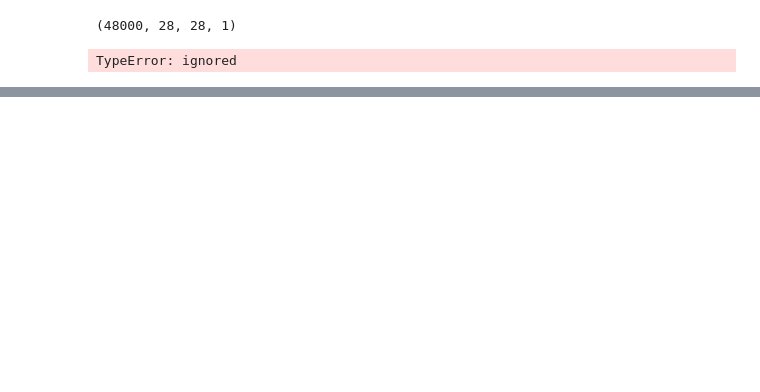
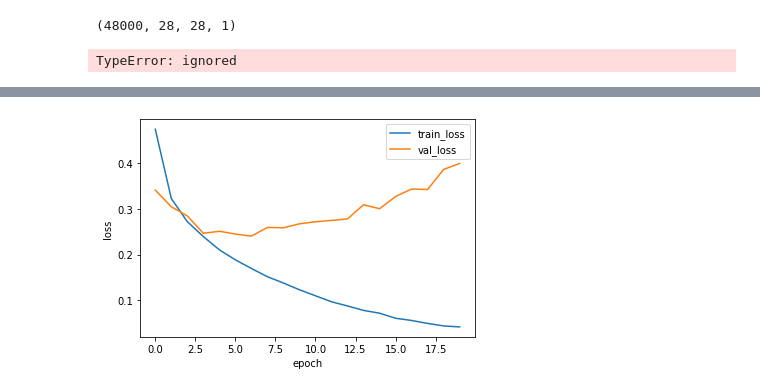
Before and after one commit to Jimin980921/DeepLearning, a Jupyter notebook: Do_it_8.ipynb, the cells around one changed output, grey strips where cells are left out. Drawn from its saved outputs; the diff is of its cells as text; code cells hidden in the pictures; blank space fills up the shorter version.

```diff
--- a/Do_it_8.ipynb
+++ b/Do_it_8.ipynb
@@ -199,0 +193,15 @@ TypeError: ignored
+# %%
+from tensorflow.keras.layers import Conv2D,MaxPooling2D,Flatten,Dense
+#합성곱층 쌓기
+conv1=tf.keras.Sequential()
+conv1.add(Conv2D(10,(3,3),activation='relu',padding='same',input_shape=(28,28,1)))
+#풀링층쌓기
+conv1.add(MaxPooling2D((2,2)))
+#완전연결층에 연결하도록 특성맵 펼치기
+conv1.add(Flatten())
+#완전연결층에 쌓기
+conv1.add(Dense(100,activation='relu'))
+conv1.add(Dense(10,activation='softmax'))
+
+#모델 구조 살펴보기
+conv1.summary()
@@ -199,0 +227,5 @@ TypeError: ignored
+# %%
+#합성곱 신경망모델 훈련하기
+conv1.compile(optimizer='adam',loss='categorical_crossentropy',metrics=['accuracy'])
+# %%
+history=conv1.fit(x_train,y_train_encoded,epochs=20,validation_data=(x_val,y_val_encoded))
@@ -199,0 +250,11 @@ TypeError: ignored
+# %%
+#손실그래프와 정확도 그래프 확인하기
+import matplotlib.pyplot as plt
+plt.plot(history.history['loss'])
+plt.plot(history.history['val_loss'])
+plt.ylabel('loss')
+plt.xlabel('epoch')
+plt.legend(['train_loss', 'val_loss'])
+plt.show()
+# %% [output]
+[figure, added]
```
Also changed, not shown: parts of 15 cells of this notebook.
